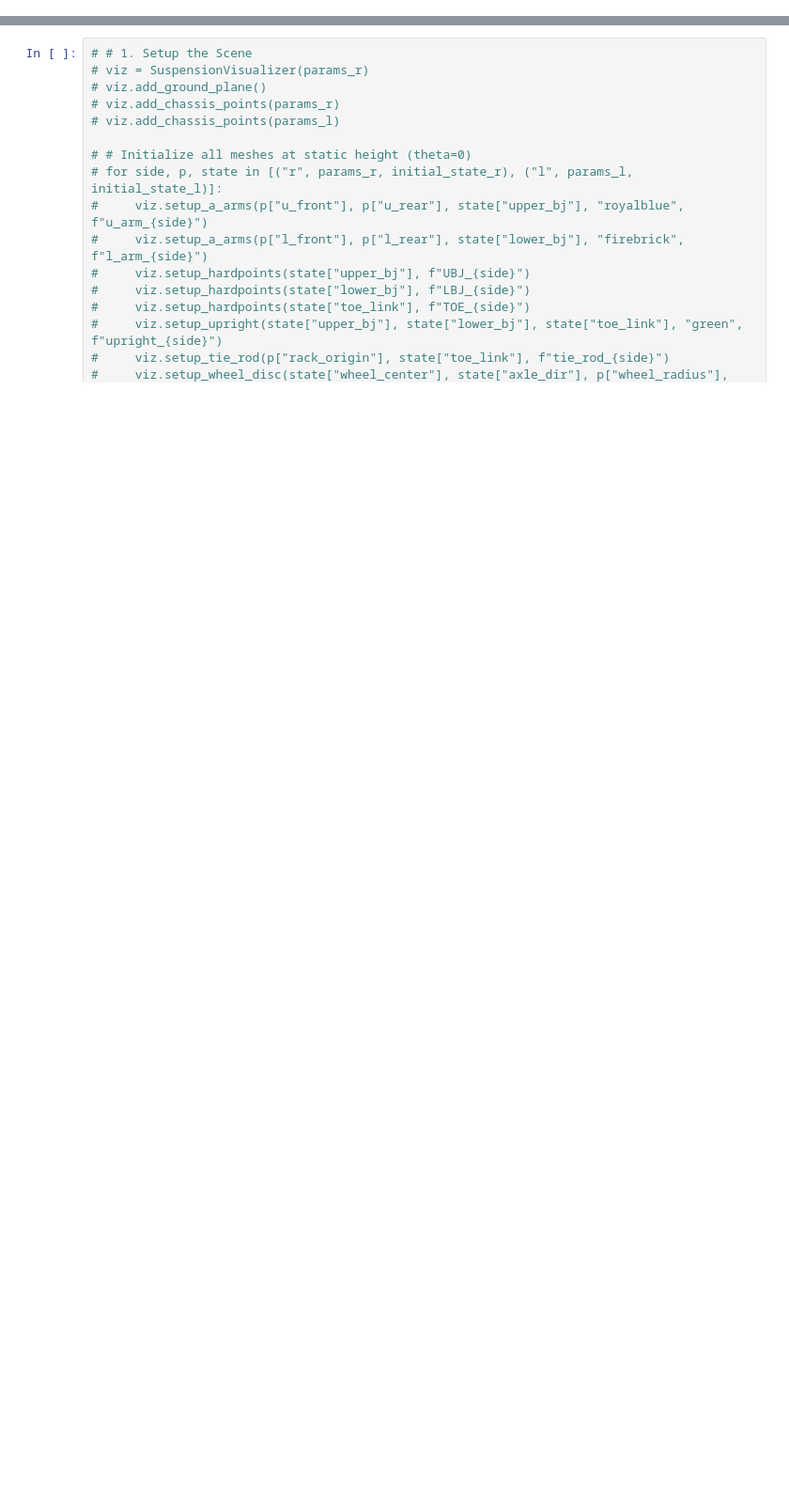
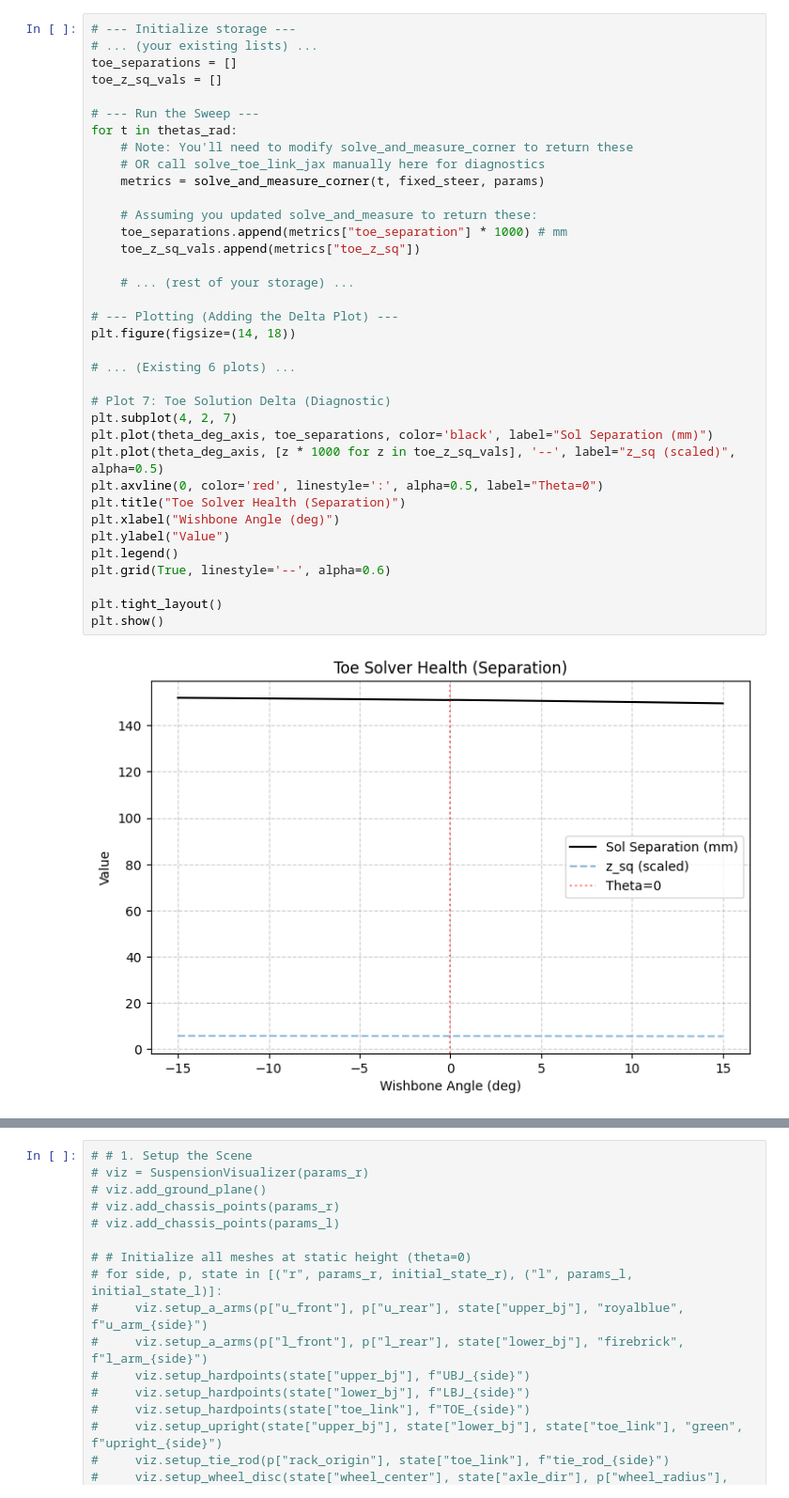
Before and after one commit to Bfoke/Sims-and-Calculators, a Jupyter notebook: Kinematics/SuspensionTest.ipynb, the cells around one changed output, grey strips where cells are left out. Shown at 94% size. Drawn from its saved outputs; the diff is of its cells as text; blank space fills up the shorter version.

```diff
--- a/Kinematics/SuspensionTest.ipynb
+++ b/Kinematics/SuspensionTest.ipynb
@@ -125,2 +201,40 @@ plt.show()
+# %%
+# --- Initialize storage ---
+# ... (your existing lists) ...
+toe_separations = []
+toe_z_sq_vals = []
+
+# --- Run the Sweep ---
+for t in thetas_rad:
+    # Note: You'll need to modify solve_and_measure_corner to return these
+    # OR call solve_toe_link_jax manually here for diagnostics
+    metrics = solve_and_measure_corner(t, fixed_steer, params)
+
+    # Assuming you updated solve_and_measure to return these:
+    toe_separations.append(metrics["toe_separation"] * 1000) # mm
+    toe_z_sq_vals.append(metrics["toe_z_sq"])
+
+    # ... (rest of your storage) ...
+
+# --- Plotting (Adding the Delta Plot) ---
+plt.figure(figsize=(14, 18))
+
+# ... (Existing 6 plots) ...
+
+# Plot 7: Toe Solution Delta (Diagnostic)
+plt.subplot(4, 2, 7)
+plt.plot(theta_deg_axis, toe_separations, color='black', label="Sol Separation (mm)")
+plt.plot(theta_deg_axis, [z * 1000 for z in toe_z_sq_vals], '--', label="z_sq (scaled)", alpha=0.5)
+plt.axvline(0, color='red', linestyle=':', alpha=0.5, label="Theta=0")
+plt.title("Toe Solver Health (Separation)")
+plt.xlabel("Wishbone Angle (deg)")
+plt.ylabel("Value")
+plt.legend()
+plt.grid(True, linestyle='--', alpha=0.6)
+
+plt.tight_layout()
+plt.show()
+# %% [output]
+[figure, added]
 # %%
 # 1. Setup the parameters (All 4 corners)
```
Also changed, not shown: parts of 5 cells of this notebook, 3 other files.
